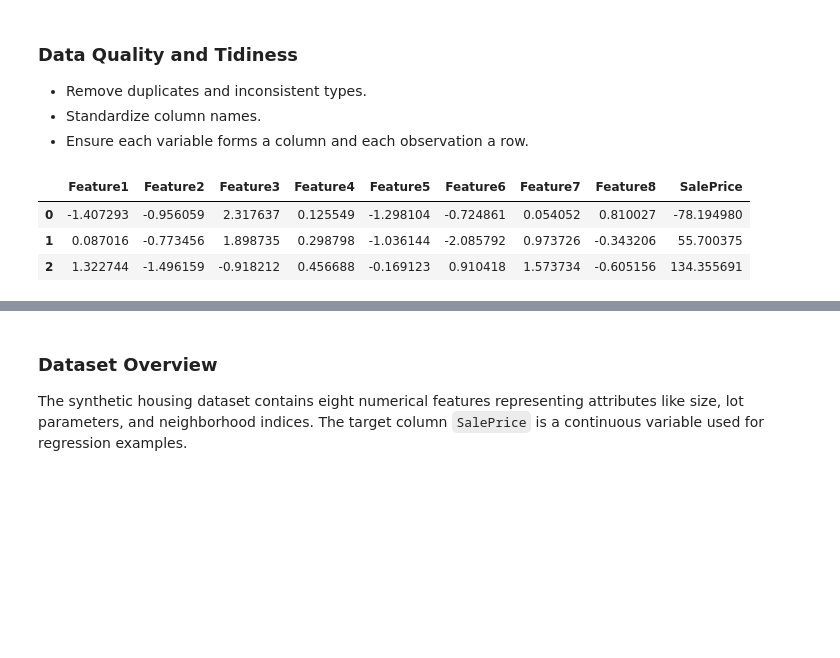
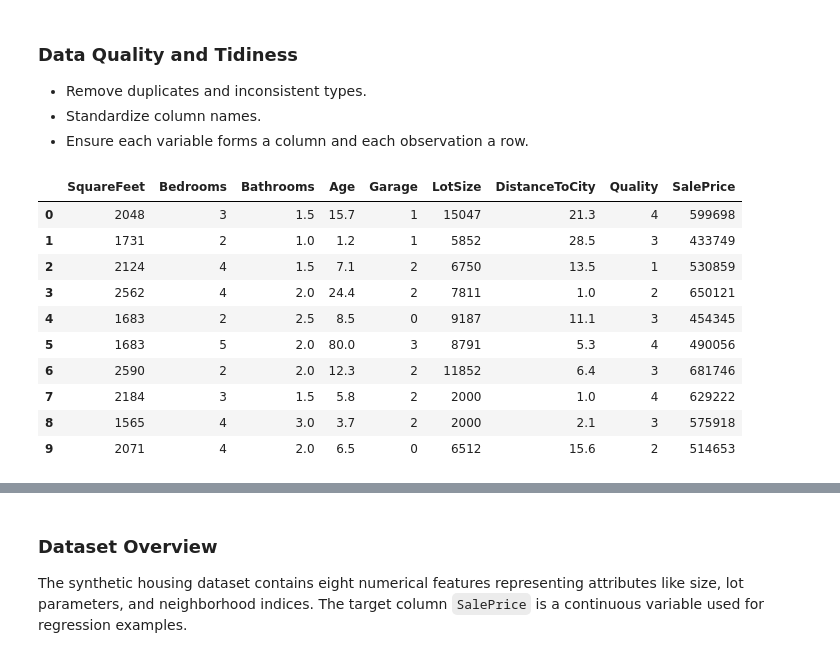
Before and after one commit to AIBabyTeaching/Machine-Learning-Summer-25, a Jupyter notebook: notebooks/01_Data_Preparation.ipynb, the cells around one changed output, grey strips where cells are left out. Cells and saved outputs as stored; diff of their text form; code cells hidden in the pictures; blank space fills up the shorter version.

```diff
--- a/notebooks/01_Data_Preparation.ipynb
+++ b/notebooks/01_Data_Preparation.ipynb
@@ -15,11 +15,19 @@ Types of missingness: **Missing Completely At Random: MCAR**, **MAR: Missing at
 # %%
 # Load dataset
 import pandas as pd
 df = pd.read_csv('../data/house_prices.csv')
 # View first rows
-df.iloc[:3]
+df.head(n=10)
+df.iloc[:10]
 # %% [output]
-|  | Feature1 | Feature2 | Feature3 | Feature4 | Feature5 | Feature6 | Feature7 | Feature8 | SalePrice |
-| 0 | -1.407293 | -0.956059 | 2.317637 | 0.125549 | -1.298104 | -0.724861 | 0.054052 | 0.810027 | -78.194980 |
-| 1 | 0.087016 | -0.773456 | 1.898735 | 0.298798 | -1.036144 | -2.085792 | 0.973726 | -0.343206 | 55.700375 |
-| 2 | 1.322744 | -1.496159 | -0.918212 | 0.456688 | -0.169123 | 0.910418 | 1.573734 | -0.605156 | 134.355691 |
+|  | SquareFeet | Bedrooms | Bathrooms | Age | Garage | LotSize | DistanceToCity | Quality | SalePrice |
+| 0 | 2048 | 3 | 1.5 | 15.7 | 1 | 15047 | 21.3 | 4 | 599698 |
+| 1 | 1731 | 2 | 1.0 | 1.2 | 1 | 5852 | 28.5 | 3 | 433749 |
+| 2 | 2124 | 4 | 1.5 | 7.1 | 2 | 6750 | 13.5 | 1 | 530859 |
+| 3 | 2562 | 4 | 2.0 | 24.4 | 2 | 7811 | 1.0 | 2 | 650121 |
+| 4 | 1683 | 2 | 2.5 | 8.5 | 0 | 9187 | 11.1 | 3 | 454345 |
+| 5 | 1683 | 5 | 2.0 | 80.0 | 3 | 8791 | 5.3 | 4 | 490056 |
+| 6 | 2590 | 2 | 2.0 | 12.3 | 2 | 11852 | 6.4 | 3 | 681746 |
+| 7 | 2184 | 3 | 1.5 | 5.8 | 2 | 2000 | 1.0 | 4 | 629222 |
+| 8 | 1565 | 4 | 3.0 | 3.7 | 2 | 2000 | 2.1 | 3 | 575918 |
+| 9 | 2071 | 4 | 2.0 | 6.5 | 0 | 6512 | 15.6 | 2 | 514653 |
```
Also changed, not shown: parts of 38 cells of this notebook, 1 other file.
